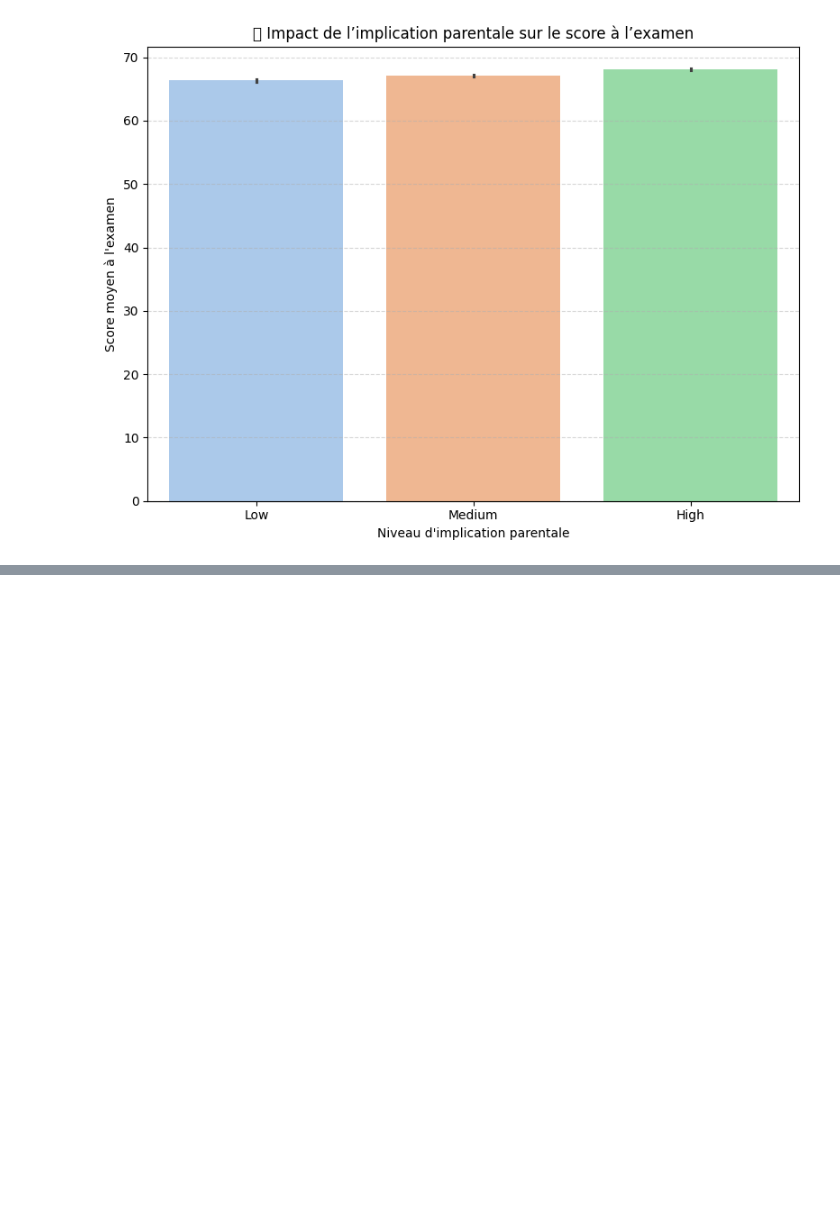
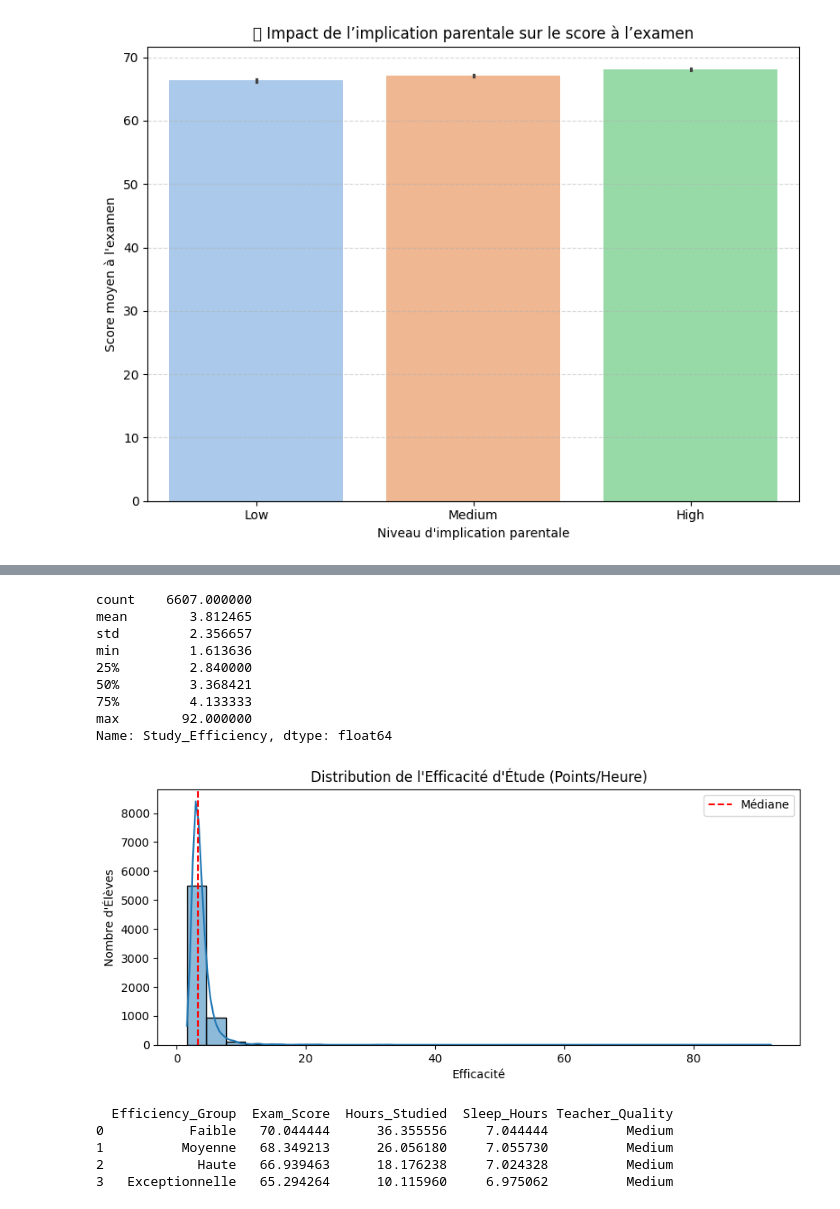
Before and after one commit to emnabnk/Projet-traitement-de-donnees, a Jupyter notebook: Notebook Projet.ipynb, the cells around one changed output, grey strips where cells are left out. Saved outputs shown, nothing was run; the diff lists cells and outputs as text; code cells hidden in the pictures; blank space fills up the shorter version.

```diff
--- a/Notebook Projet.ipynb
+++ b/Notebook Projet.ipynb
@@ -315,0 +376,47 @@ Passing `palette` without assigning `hue` is deprecated and will be removed in v
+# %%
+
+df['Study_Efficiency'] = df['Exam_Score'] / df['Hours_Studied']
+# → Mesure le "rendement" du temps investi.
+
+print(df['Study_Efficiency'].describe())
+
+plt.figure(figsize=(10, 4))
+sns.histplot(df['Study_Efficiency'], bins=30, kde=True)
+plt.title("Distribution de l'Efficacité d'Étude (Points/Heure)")
+plt.xlabel("Efficacité")
+plt.ylabel("Nombre d'Élèves")
+plt.axvline(df['Study_Efficiency'].median(), color='red', linestyle='--', label='Médiane')
+plt.legend()
+plt.show()
+# %% [output]
+count    6607.000000
+mean        3.812465
+std         2.356657
+min         1.613636
+25%         2.840000
+50%         3.368421
+75%         4.133333
+max        92.000000
+Name: Study_Efficiency, dtype: float64
+[figure, added]
+# %%
+# Création de groupes d'efficacité
+df['Efficiency_Group'] = pd.cut(df['Study_Efficiency'],
+                               bins=[0, 2, 3, 5, 100],
+                               labels=['Faible', 'Moyenne', 'Haute', 'Exceptionnelle'])
+
+# Analyse par groupe
+efficiency_stats = df.groupby('Efficiency_Group').agg({
+    'Exam_Score': 'mean',
+    'Hours_Studied': 'mean',
+    'Sleep_Hours': 'mean',
+    'Teacher_Quality': lambda x: x.value_counts().index[0]  # Mode
+}).reset_index()
+
+print(efficiency_stats)
+# %% [output]
+  Efficiency_Group  Exam_Score  Hours_Studied  Sleep_Hours Teacher_Quality
+0           Faible   70.044444      36.355556     7.044444          Medium
+1          Moyenne   68.349213      26.056180     7.055730          Medium
+2            Haute   66.939463      18.176238     7.024328          Medium
+3   Exceptionnelle   65.294264      10.115960     6.975062          Medium
```
Also changed, not shown: parts of 10 cells of this notebook.
